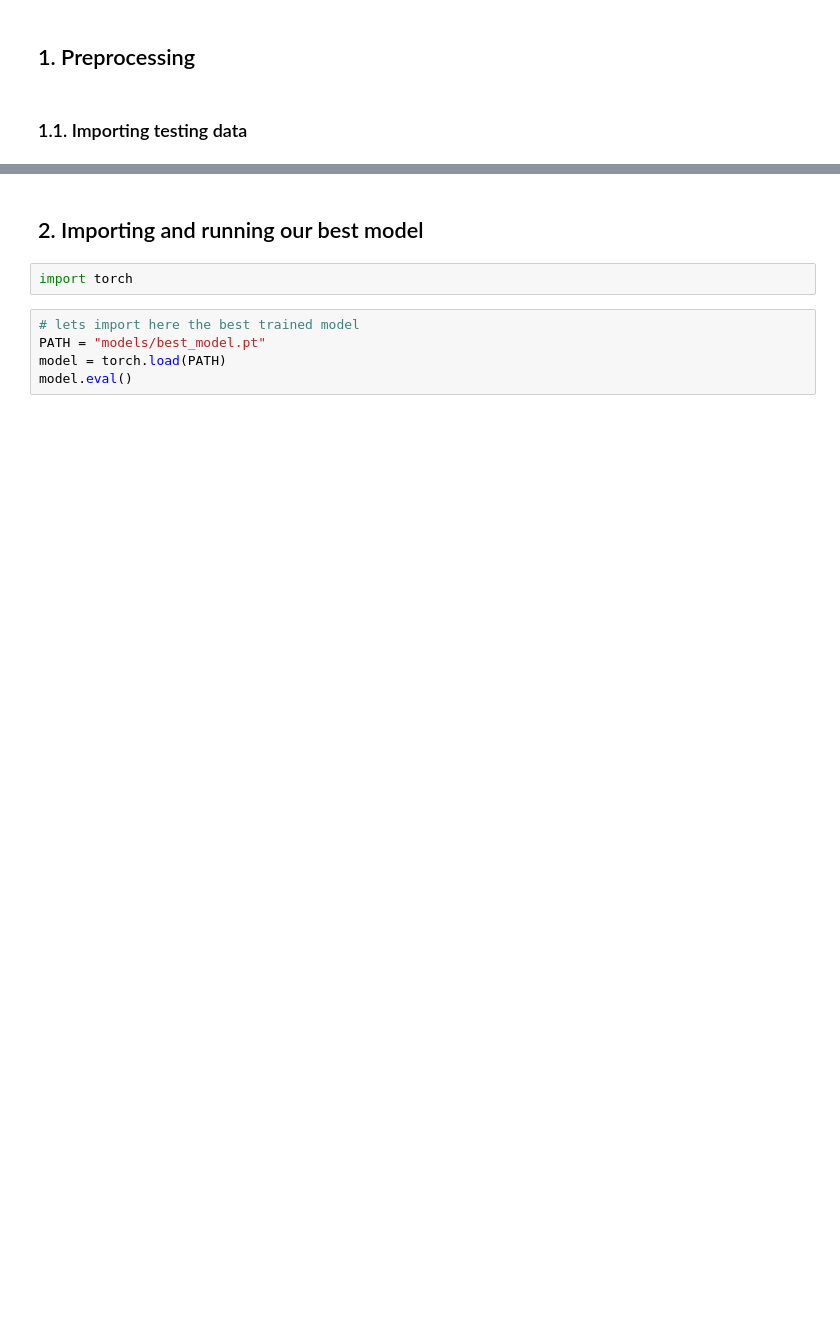
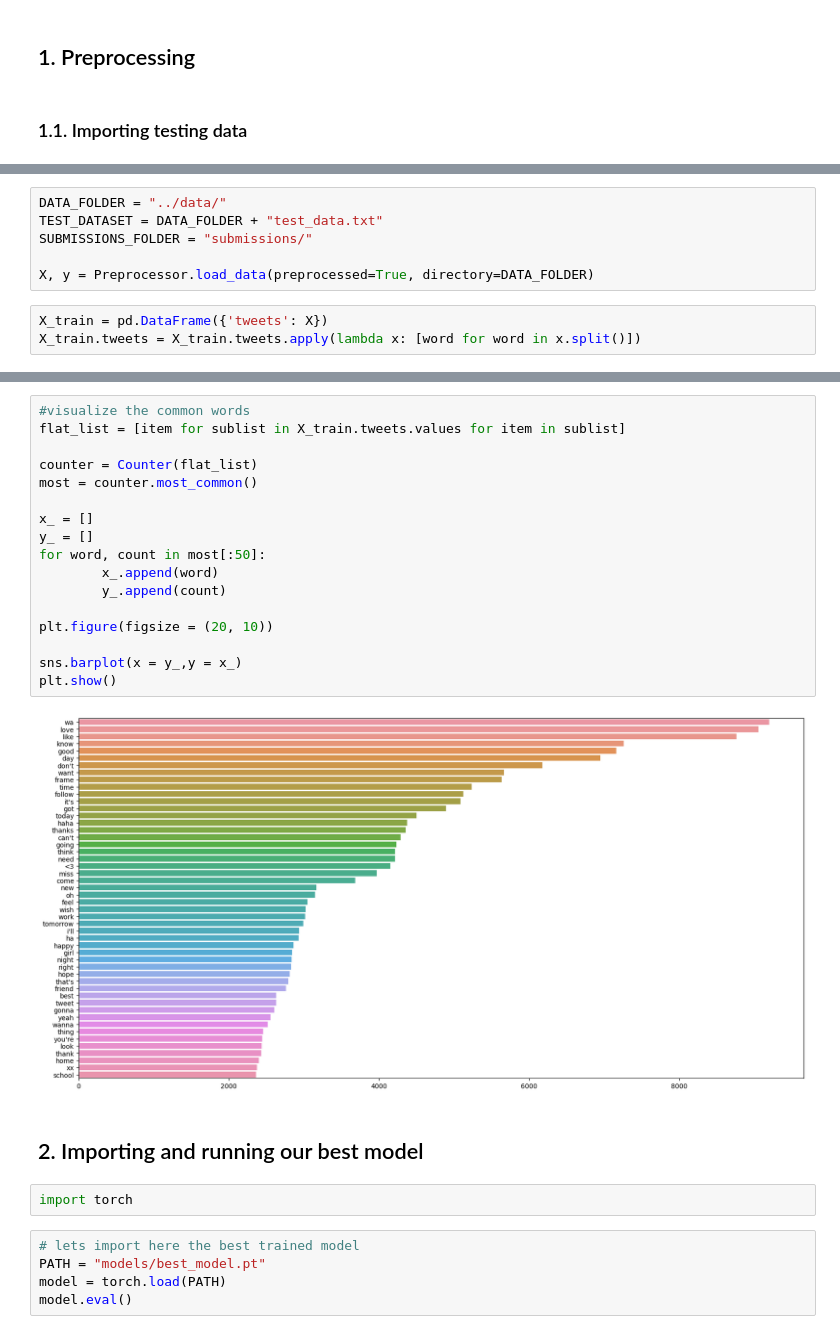
Before and after one commit to martintefra/Tweet-Sentiment-Classification, a Jupyter notebook: src/main.ipynb, the cells around one changed output, grey strips where cells are left out. Drawn from its saved outputs; the diff is of its cells as text; blank space fills up the shorter version.

```diff
--- a/src/main.ipynb
+++ b/src/main.ipynb
@@ -46,0 +23,9 @@ df_test.head()
+# %%
+DATA_FOLDER = "../data/"
+TEST_DATASET = DATA_FOLDER + "test_data.txt"
+SUBMISSIONS_FOLDER = "submissions/"
+
+X, y = Preprocessor.load_data(preprocessed=True, directory=DATA_FOLDER)
+# %%
+X_train = pd.DataFrame({'tweets': X})
+X_train.tweets = X_train.tweets.apply(lambda x: [word for word in x.split()])
@@ -47,3 +41,22 @@ df_test.head()
+# %%
+#visualize the common words
+flat_list = [item for sublist in X_train.tweets.values for item in sublist]
+
+counter = Counter(flat_list)
+most = counter.most_common()
+
+x_ = []
+y_ = []
+for word, count in most[:50]:
+        x_.append(word)
+        y_.append(count)
+
+plt.figure(figsize = (20, 10))
+
+sns.barplot(x = y_,y = x_)
+plt.show()
+# %% [output]
+[figure, added]
 # %% [markdown]
 ## 2. Importing and running our best model
 # %%
```
Also changed, not shown: parts of 9 cells of this notebook, 5 other files.
